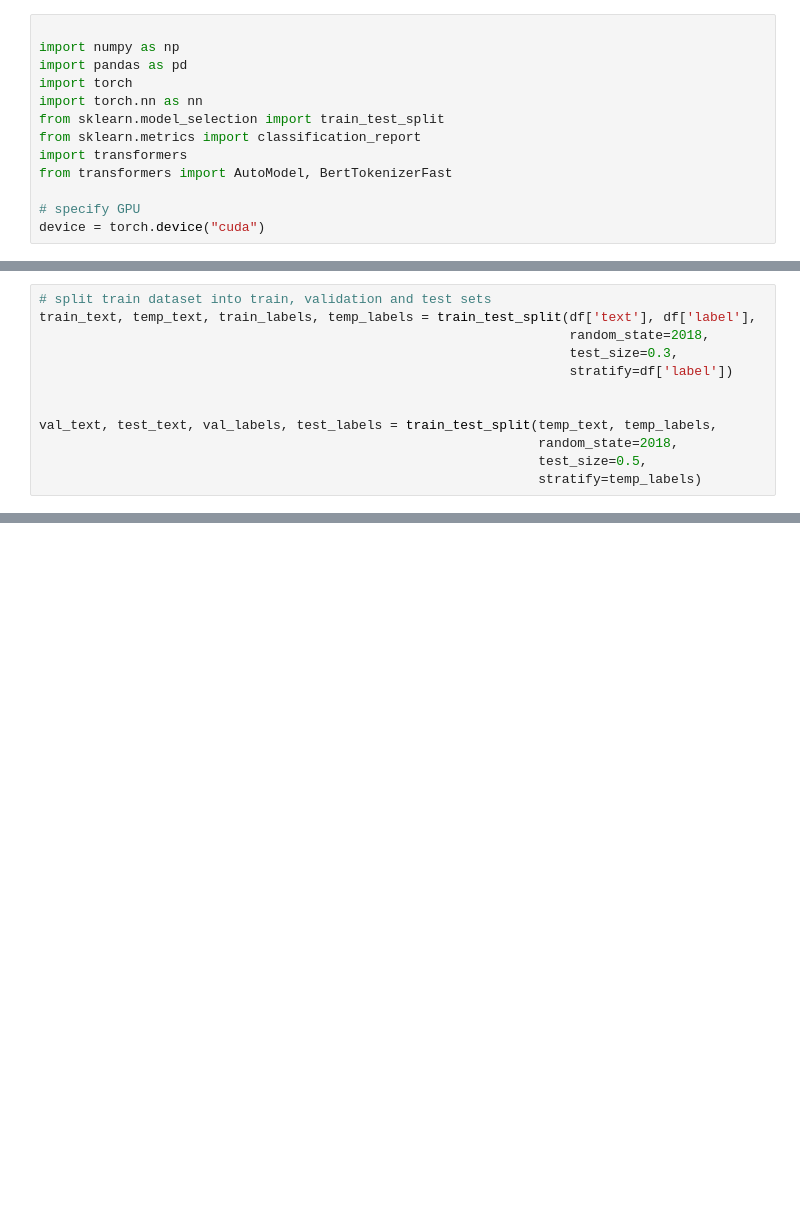
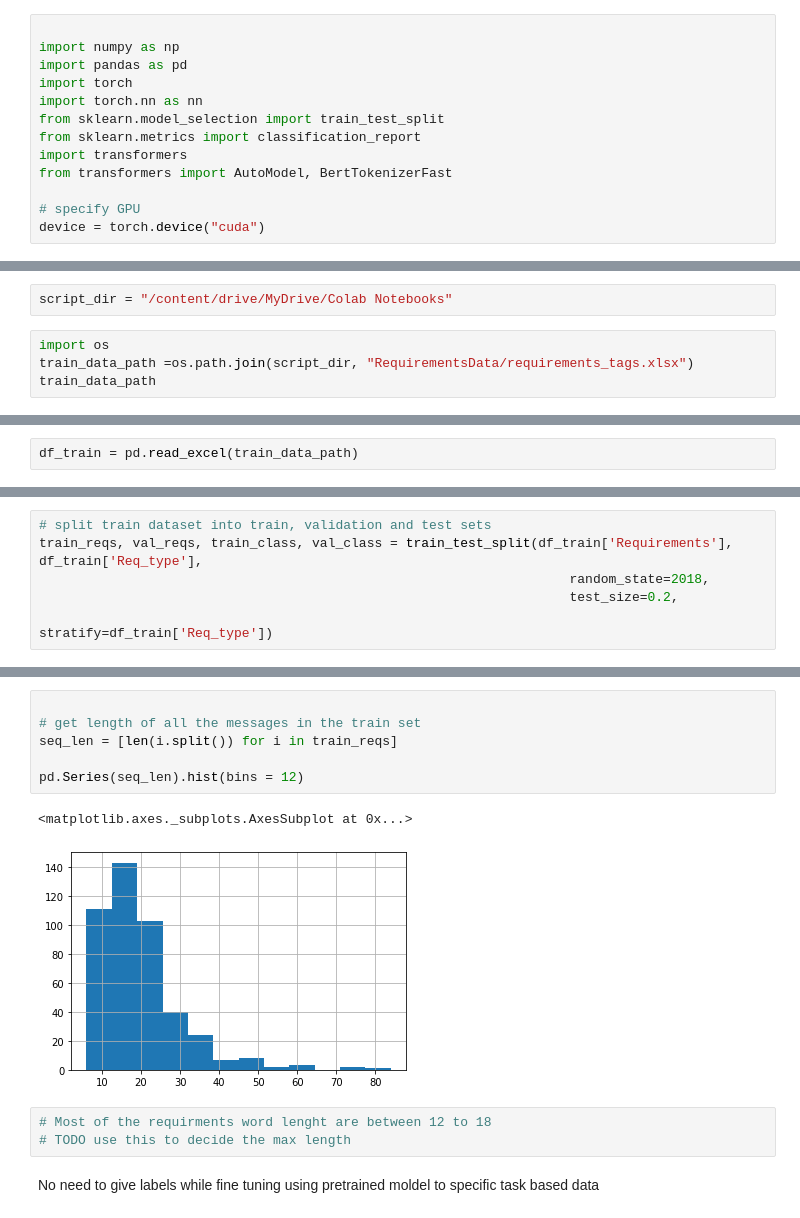
Before and after one commit to hjshah142/BERT-Fine-Tuning-Software-Requirements-Classification, a Jupyter notebook: Transformer.ipynb, the cells around one changed output, grey strips where cells are left out. Drawn from its saved outputs; the diff is of its cells as text; blank space fills up the shorter version.

```diff
--- a/Transformer.ipynb
+++ b/Transformer.ipynb
@@ -107,0 +109,6 @@ tokenizer = BertTokenizerFast.from_pretrained('bert-base-uncased')
+# %%
+script_dir = "/content/drive/MyDrive/Colab Notebooks"
+# %%
+import os
+train_data_path =os.path.join(script_dir, "RequirementsData/requirements_tags.xlsx")
+train_data_path
@@ -107,0 +117,2 @@ tokenizer = BertTokenizerFast.from_pretrained('bert-base-uncased')
+# %%
+df_train = pd.read_excel(train_data_path)
@@ -108,12 +128,6 @@ tokenizer = BertTokenizerFast.from_pretrained('bert-base-uncased')
 # %%
 # split train dataset into train, validation and test sets
-train_text, temp_text, train_labels, temp_labels = train_test_split(df['text'], df['label'],
+train_reqs, val_reqs, train_class, val_class = train_test_split(df_train['Requirements'], df_train['Req_type'],
                                                                     random_state=2018,
-                                                                    test_size=0.3,
-                                                                    stratify=df['label'])
-
-
-val_text, test_text, val_labels, test_labels = train_test_split(temp_text, temp_labels,
-                                                                random_state=2018,
-                                                                test_size=0.5,
-                                                                stratify=temp_labels)
+                                                                    test_size=0.2,
+                                                                stratify=df_train['Req_type'])
@@ -121,0 +145,14 @@ NameError: ignored
+# %%
+
+# get length of all the messages in the train set
+seq_len = [len(i.split()) for i in train_reqs]
+
+pd.Series(seq_len).hist(bins = 12)
+# %% [output]
+<matplotlib.axes._subplots.AxesSubplot at 0x...>
+[figure, added]
+# %%
+# Most of the requirments word lenght are between 12 to 18
+# TODO use this to decide the max length
+# %% [markdown]
+No need to give labels while fine tuning using pretrained  moldel to specific task based data
```
Also changed, not shown: parts of 45 cells of this notebook, 1 other file.
